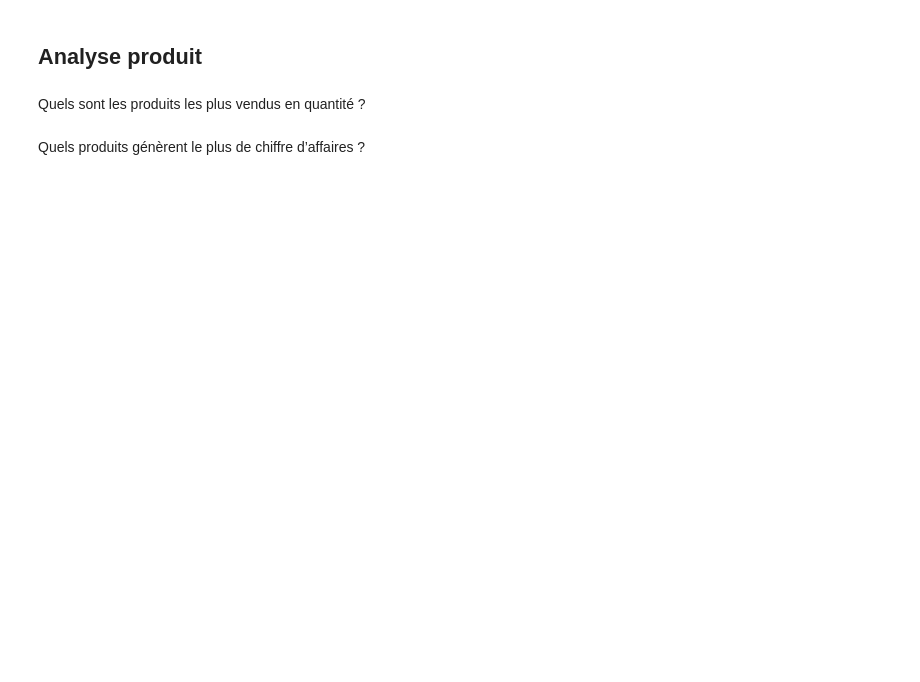
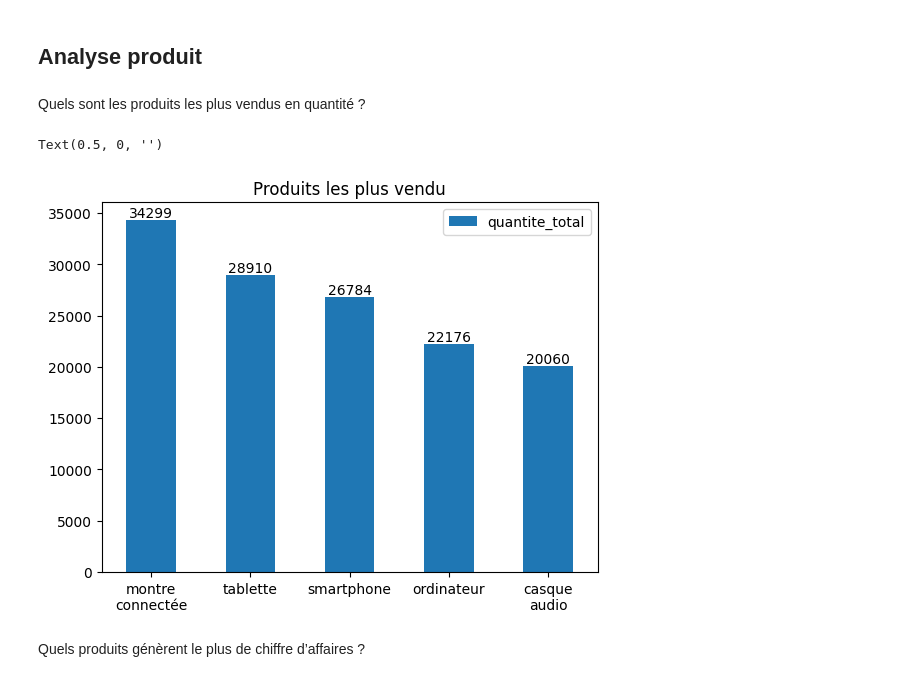
Before and after one commit to thomas-lefloch/spark_dbt, a Jupyter notebook: data_cleaning.ipynb, the cells around one changed output. Drawn from its saved outputs; the diff is of its cells as text; code cells hidden in the pictures; blank space fills up the shorter version.

Commit message:
Analyse produit

```diff
--- a/data_cleaning.ipynb
+++ b/data_cleaning.ipynb
@@ -379,5 +429,25 @@ query = """
 ## Analyse produit
 # %% [markdown]
 Quels sont les produits les plus vendus en quantité ?
+# %%
+query = """
+SELECT
+    produit_nom,
+    SUM(quantite) AS quantite_total
+FROM fact_vente
+JOIN dim_produit ON dim_produit.produit_id = fact_vente.produit_id
+GROUP BY produit_nom
+ORDER BY quantite_total DESC;
+"""
+
+data = sql(query)
+data["produit_nom"] = data["produit_nom"].str.replace(" ", "\n")
+ax = data.plot.bar(y="quantite_total", x="produit_nom", title="Produits les plus vendu")
+ax.bar_label(ax.containers[0])
+ax.tick_params(axis="x", labelrotation=0)
+ax.set_xlabel("")
+# %% [output]
+Text(0.5, 0, '')
+[figure, added]
 # %% [markdown]
 Quels produits génèrent le plus de chiffre d’affaires ?
```
Also changed, not shown: parts of 8 cells of this notebook.
